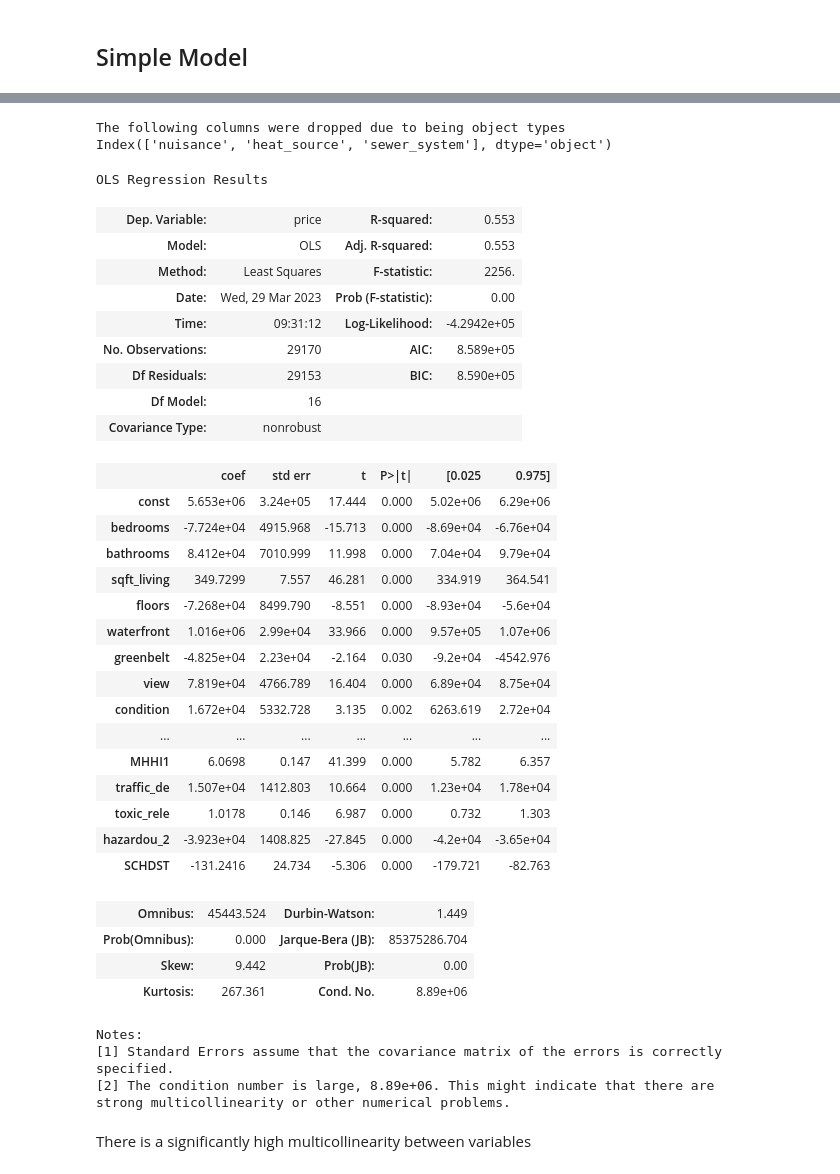
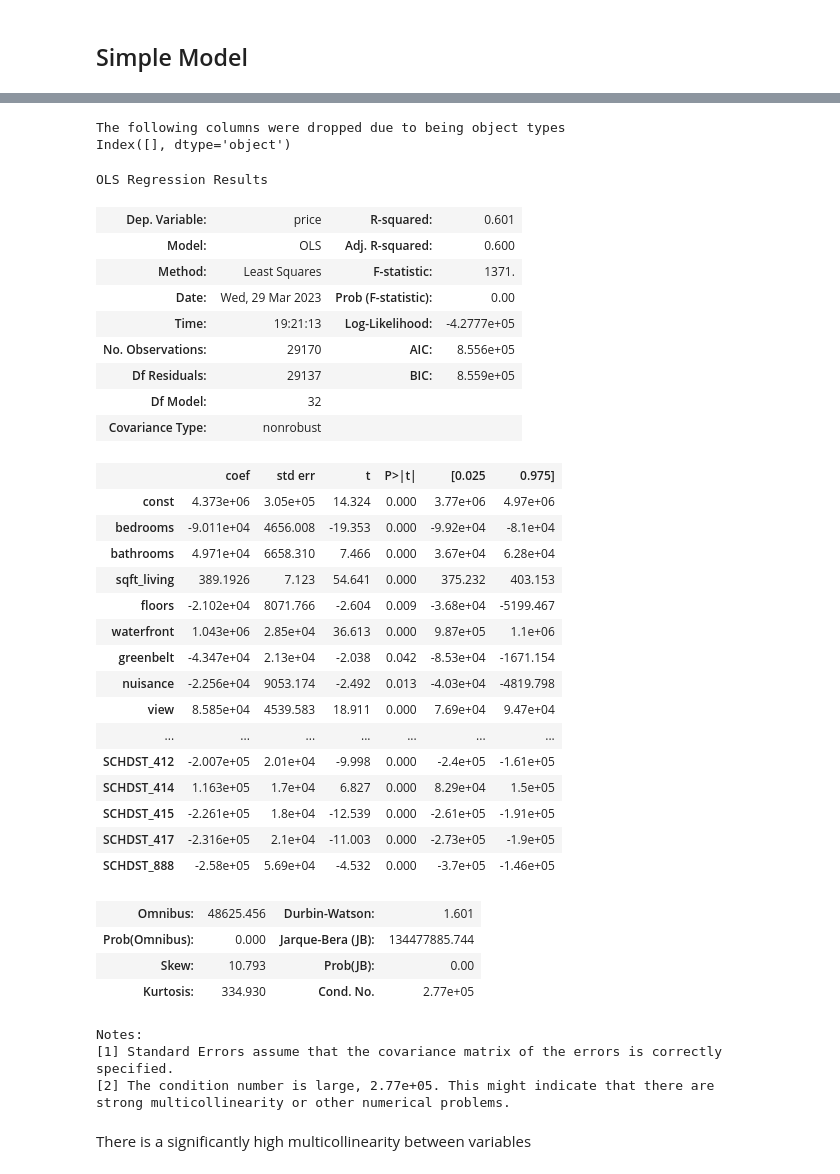
Before and after one commit to drykvf/Housing-Project, a Jupyter notebook: Keanan_code.ipynb, the cells around one changed output, grey strips where cells are left out. Saved outputs shown, nothing was run; the diff lists cells and outputs as text; code cells hidden in the pictures.

```diff
--- a/Keanan_code.ipynb
+++ b/Keanan_code.ipynb
@@ -266,0 +334,5 @@ def for_dummies(df,column):
+# %%
+df_object = df_clean.select_dtypes(include='object')
+print(f'The following columns were dropped due to being object types\n{df_object.columns}')
+df_clean = df_clean.drop(df_object,axis=1)
+# df_clean1 = df_clean1.drop(columns='date').reset_index()
@@ -273,7 +363,8 @@ def correlation(df,column,rank=None):
     variables are dataframe, column, and ranking
     ranking is optional
     column = 'column'
-    rank = True or leave blank
+    rank = True for # rank 1,2,3...
+
     '''
     # data cleaning that needs to be moved
     # Select columns of object type and drop them
@@ -342,5 +526,5 @@ Index(['date', 'price', 'bedrooms', 'bathrooms', 'sqft_living', 'sqft_lot',
 # %%
-def mlr(df,column,simple=False,model_t=None):
+def mlr(df,column,model_t=None, simple=False):
     '''
     This runs a Multiple Linear Regression for a set list from df_numeric.
     Call an int to return the list of columns used, mlr(1)
@@ -354,11 +538,15 @@ def mlr(df,column,simple=False,model_t=None):
     '''
     df_object = df.select_dtypes(include='object')
     print(f'The following columns were dropped due to being object types\n{df_object.columns}')
-    df = df.drop(df_object,axis=1)
+    df1 = df.drop(df_object,axis=1)
 
-    df1 = df.drop(columns=['lat','long','date','sqft_above','sqft_lot','sqft_basement','sqft_patio','yr_renovated'],axis=1)
+#     df1 = df.drop(columns=['lat','long','date','sqft_above','sqft_lot','toxic_rele',
+#                            'sqft_basement','sqft_patio','yr_renovated'], axis=1)
+
 #     df1 = df[['price', 'traffic_de', 'SCHDST']]
-#     df1 = df[['floors','price']]
+#     df1 = df[['price','bedrooms', 'bathrooms', 'sqft_living',
+#        'floors', 'waterfront', 'greenbelt', 'nuisance', 'view', 'condition',
+#        'grade', 'yr_built']]
 
     if simple == True:
         highest_corr = correlation(df, column).abs().idxmax()
@@ -412,41 +751,45 @@ strong multicollinearity or other numerical problems.
+# %%
+remove = ['lat','long','date','toxic_rele','yr_renovated',
+          'sqft_above','sqft_lot','sqft_basement', 'sqft_garage', 'sqft_patio','MHHI1']
+df_clean2 = df_clean.drop(columns=remove)
 # %%
-mlr(df_clean,'price')
+mlr(df_clean2,'price')
 # %% [output]
 The following columns were dropped due to being object types
-Index(['nuisance', 'heat_source', 'sewer_system'], dtype='object')
+Index([], dtype='object')
 OLS Regression Results
-| Dep. Variable: | price | R-squared: | 0.553 |
-| Model: | OLS | Adj. R-squared: | 0.553 |
-| Method: | Least Squares | F-statistic: | 2256. |
+| Dep. Variable: | price | R-squared: | 0.601 |
+| Model: | OLS | Adj. R-squared: | 0.600 |
+| Method: | Least Squares | F-statistic: | 1371. |
 | Date: | Wed, 29 Mar 2023 | Prob (F-statistic): | 0.00 |
-| Time: | 09:31:12 | Log-Likelihood: | -4.2942e+05 |
-| No. Observations: | 29170 | AIC: | 8.589e+05 |
-| Df Residuals: | 29153 | BIC: | 8.590e+05 |
-| Df Model: | 16 |  |  |
+| Time: | 19:21:13 | Log-Likelihood: | -4.2777e+05 |
+| No. Observations: | 29170 | AIC: | 8.556e+05 |
+| Df Residuals: | 29137 | BIC: | 8.559e+05 |
+| Df Model: | 32 |  |  |
 | Covariance Type: | nonrobust |  |  |
 |  | coef | std err | t | P>|t| | [0.025 | 0.975] |
-| const | 5.653e+06 | 3.24e+05 | 17.444 | 0.000 | 5.02e+06 | 6.29e+06 |
-| bedrooms | -7.724e+04 | 4915.968 | -15.713 | 0.000 | -8.69e+04 | -6.76e+04 |
-| bathrooms | 8.412e+04 | 7010.999 | 11.998 | 0.000 | 7.04e+04 | 9.79e+04 |
-| sqft_living | 349.7299 | 7.557 | 46.281 | 0.000 | 334.919 | 364.541 |
-| floors | -7.268e+04 | 8499.790 | -8.551 | 0.000 | -8.93e+04 | -5.6e+04 |
-| waterfront | 1.016e+06 | 2.99e+04 | 33.966 | 0.000 | 9.57e+05 | 1.07e+06 |
-| greenbelt | -4.825e+04 | 2.23e+04 | -2.164 | 0.030 | -9.2e+04 | -4542.976 |
-| view | 7.819e+04 | 4766.789 | 16.404 | 0.000 | 6.89e+04 | 8.75e+04 |
-| condition | 1.672e+04 | 5332.728 | 3.135 | 0.002 | 6263.619 | 2.72e+04 |
+| const | 4.373e+06 | 3.05e+05 | 14.324 | 0.000 | 3.77e+06 | 4.97e+06 |
+| bedrooms | -9.011e+04 | 4656.008 | -19.353 | 0.000 | -9.92e+04 | -8.1e+04 |
+| bathrooms | 4.971e+04 | 6658.310 | 7.466 | 0.000 | 3.67e+04 | 6.28e+04 |
+| sqft_living | 389.1926 | 7.123 | 54.641 | 0.000 | 375.232 | 403.153 |
+| floors | -2.102e+04 | 8071.766 | -2.604 | 0.009 | -3.68e+04 | -5199.467 |
+| waterfront | 1.043e+06 | 2.85e+04 | 36.613 | 0.000 | 9.87e+05 | 1.1e+06 |
+| greenbelt | -4.347e+04 | 2.13e+04 | -2.038 | 0.042 | -8.53e+04 | -1671.154 |
+| nuisance | -2.256e+04 | 9053.174 | -2.492 | 0.013 | -4.03e+04 | -4819.798 |
+| view | 8.585e+04 | 4539.583 | 18.911 | 0.000 | 7.69e+04 | 9.47e+04 |
 | ... | ... | ... | ... | ... | ... | ... |
-| MHHI1 | 6.0698 | 0.147 | 41.399 | 0.000 | 5.782 | 6.357 |
-| traffic_de | 1.507e+04 | 1412.803 | 10.664 | 0.000 | 1.23e+04 | 1.78e+04 |
-| toxic_rele | 1.0178 | 0.146 | 6.987 | 0.000 | 0.732 | 1.303 |
-| hazardou_2 | -3.923e+04 | 1408.825 | -27.845 | 0.000 | -4.2e+04 | -3.65e+04 |
-| SCHDST | -131.2416 | 24.734 | -5.306 | 0.000 | -179.721 | -82.763 |
+| SCHDST_412 | -2.007e+05 | 2.01e+04 | -9.998 | 0.000 | -2.4e+05 | -1.61e+05 |
+| SCHDST_414 | 1.163e+05 | 1.7e+04 | 6.827 | 0.000 | 8.29e+04 | 1.5e+05 |
+| SCHDST_415 | -2.261e+05 | 1.8e+04 | -12.539 | 0.000 | -2.61e+05 | -1.91e+05 |
+| SCHDST_417 | -2.316e+05 | 2.1e+04 | -11.003 | 0.000 | -2.73e+05 | -1.9e+05 |
+| SCHDST_888 | -2.58e+05 | 5.69e+04 | -4.532 | 0.000 | -3.7e+05 | -1.46e+05 |
-| Omnibus: | 45443.524 | Durbin-Watson: | 1.449 |
-| Prob(Omnibus): | 0.000 | Jarque-Bera (JB): | 85375286.704 |
-| Skew: | 9.442 | Prob(JB): | 0.00 |
-| Kurtosis: | 267.361 | Cond. No. | 8.89e+06 |
+| Omnibus: | 48625.456 | Durbin-Watson: | 1.601 |
+| Prob(Omnibus): | 0.000 | Jarque-Bera (JB): | 134477885.744 |
+| Skew: | 10.793 | Prob(JB): | 0.00 |
+| Kurtosis: | 334.930 | Cond. No. | 2.77e+05 |
 Notes:
 [1] Standard Errors assume that the covariance matrix of the errors is correctly specified.
-[2] The condition number is large, 8.89e+06. This might indicate that there are
+[2] The condition number is large, 2.77e+05. This might indicate that there are
 strong multicollinearity or other numerical problems.
 # %% [markdown]
 There is a significantly high multicollinearity between variables
```
Also changed, not shown: parts of 94 cells of this notebook.
